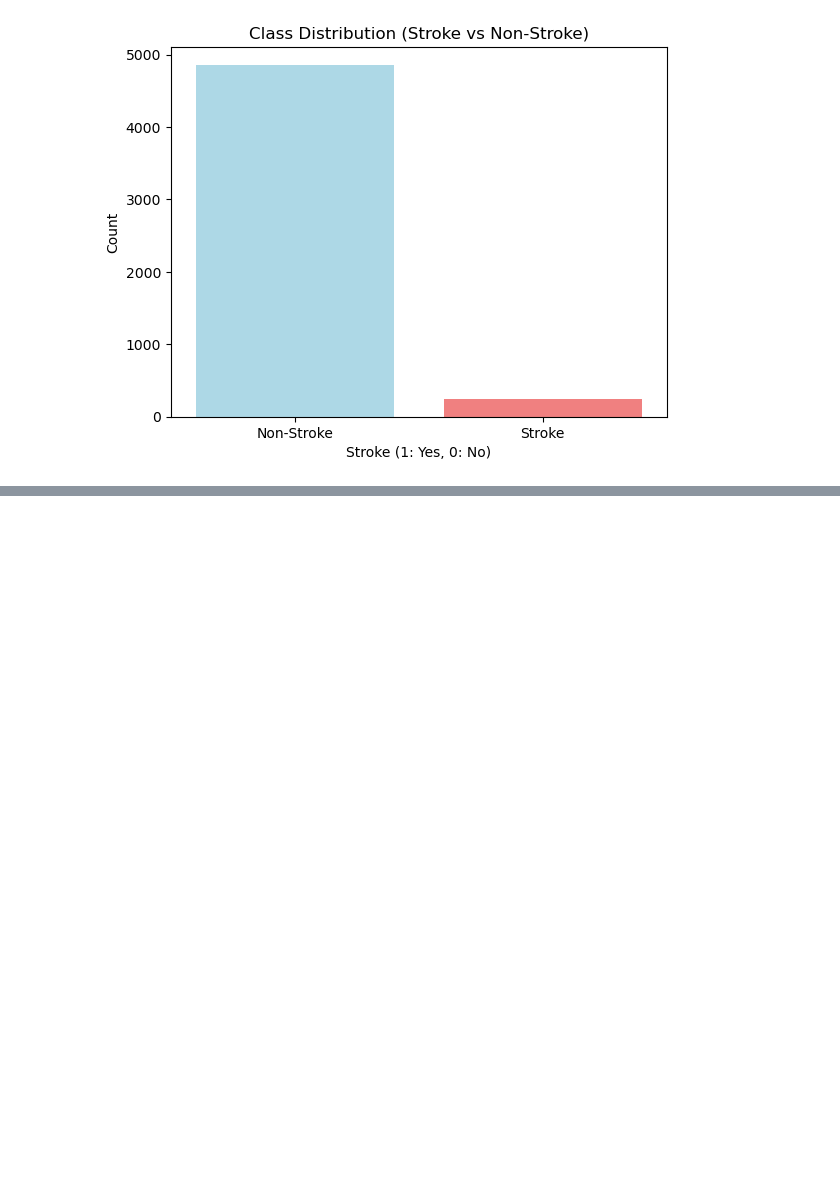
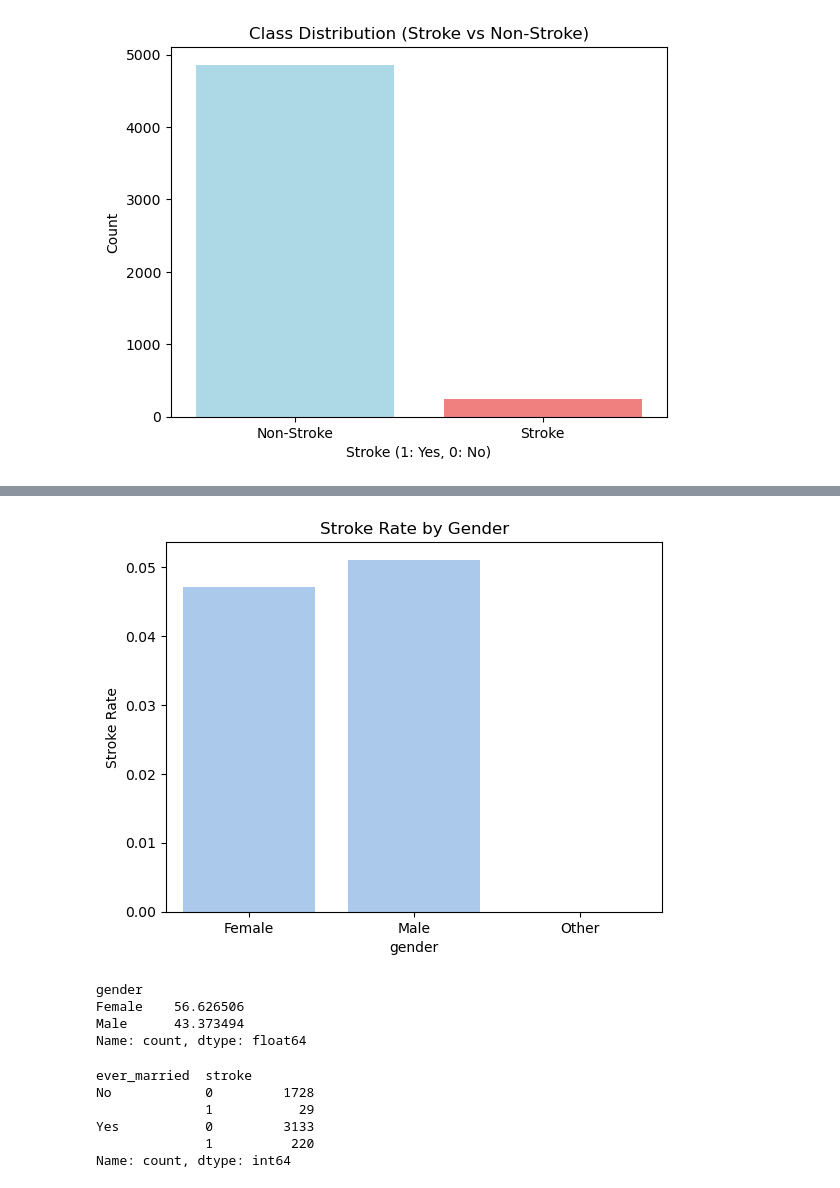
Before and after one commit to RuiQianSun/team7, a Jupyter notebook: experiments/visualizations(np).ipynb, the cells around one changed output, grey strips where cells are left out. Drawn from its saved outputs; the diff is of its cells as text; code cells hidden in the pictures; blank space fills up the shorter version.

```diff
--- a/experiments/visualizations(np).ipynb
+++ b/experiments/visualizations(np).ipynb
@@ -302,0 +358,39 @@ plt.show()
+# %%
+# Visualize stroke rate by gender
+sns.barplot(x=stroke_by_gender.index, y=stroke_by_gender.values)
+plt.title('Stroke Rate by Gender')
+plt.ylabel('Stroke Rate')
+plt.show()
+# %% [output]
+[figure, added]
+# %%
+# Filter the dataset to only include rows where stroke == 1
+stroke_data = data[data['stroke'] == 1]
+
+# Count how many males and females have had a stroke
+gender_counts = stroke_data['gender'].value_counts()
+
+# Calculate the total number of stroke cases
+total_stroke_cases = gender_counts.sum()
+
+# Calculate the proportion (percentage) of males and females who had a stroke
+gender_proportions = (gender_counts / total_stroke_cases) * 100
+
+# Display the result as percentages
+print(gender_proportions)
+# %% [output]
+gender
+Female    56.626506
+Male      43.373494
+Name: count, dtype: float64
+# %%
+# Print stroke counts by 'ever_married' category
+stroke_counts = data.groupby('ever_married')['stroke'].value_counts()
+print(stroke_counts)
+# %% [output]
+ever_married  stroke
+No            0         1728
+              1           29
+Yes           0         3133
+              1          220
+Name: count, dtype: int64
```
Also changed, not shown: parts of 21 cells of this notebook, 1 other file.
